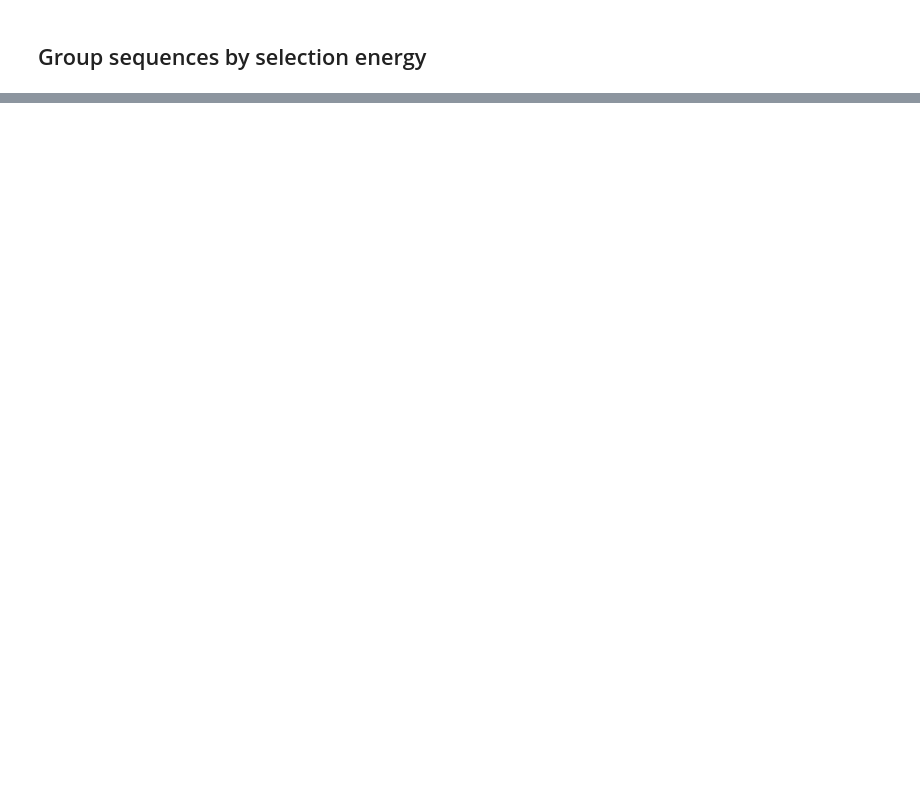
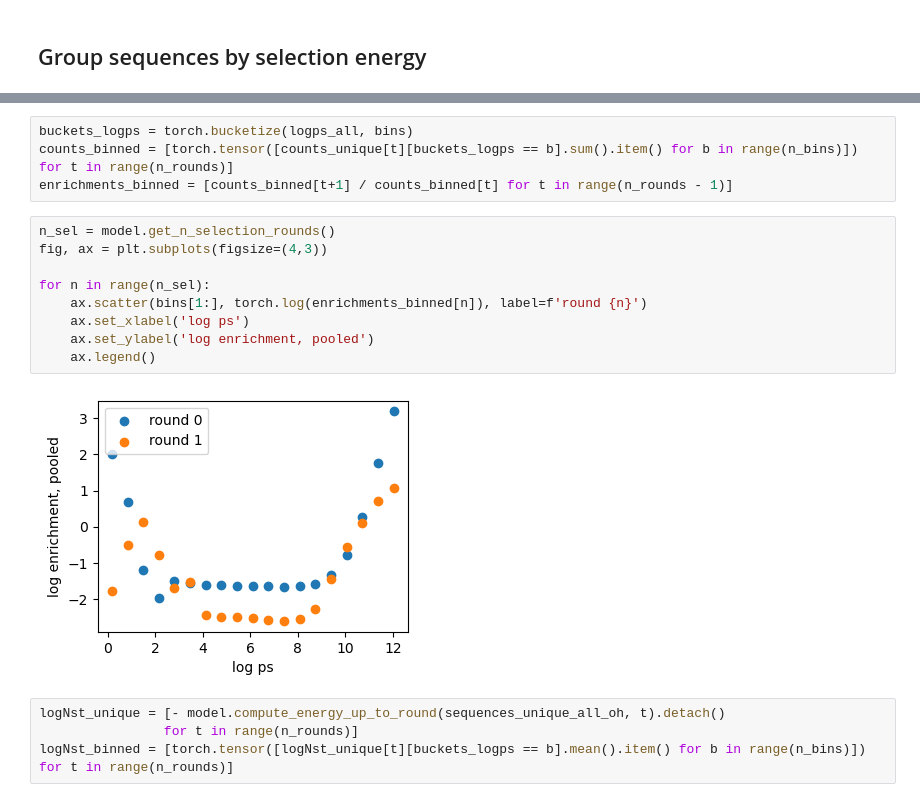
Before and after one commit to stecrotti/Aptamer2025py, a Jupyter notebook: experiments/counts.ipynb, the cells around one changed output, grey strips where cells are left out. Saved outputs shown, nothing was run; the diff lists cells and outputs as text; blank space fills up the shorter version.

```diff
--- a/experiments/counts.ipynb
+++ b/experiments/counts.ipynb
@@ -207,0 +111,19 @@ plt.hist(logps_t)
+# %%
+buckets_logps = torch.bucketize(logps_all, bins)
+counts_binned = [torch.tensor([counts_unique[t][buckets_logps == b].sum().item() for b in range(n_bins)]) for t in range(n_rounds)]
+enrichments_binned = [counts_binned[t+1] / counts_binned[t] for t in range(n_rounds - 1)]
+# %%
+n_sel = model.get_n_selection_rounds()
+fig, ax = plt.subplots(figsize=(4,3))
+
+for n in range(n_sel):
+    ax.scatter(bins[1:], torch.log(enrichments_binned[n]), label=f'round {n}')
+    ax.set_xlabel('log ps')
+    ax.set_ylabel('log enrichment, pooled')
+    ax.legend()
+# %% [output]
+[figure, added]
+# %%
+logNst_unique = [- model.compute_energy_up_to_round(sequences_unique_all_oh, t).detach()
+                for t in range(n_rounds)]
+logNst_binned = [torch.tensor([logNst_unique[t][buckets_logps == b].mean().item() for b in range(n_bins)]) for t in range(n_rounds)]
```
Also changed, not shown: parts of 16 cells of this notebook, 7 other files.
